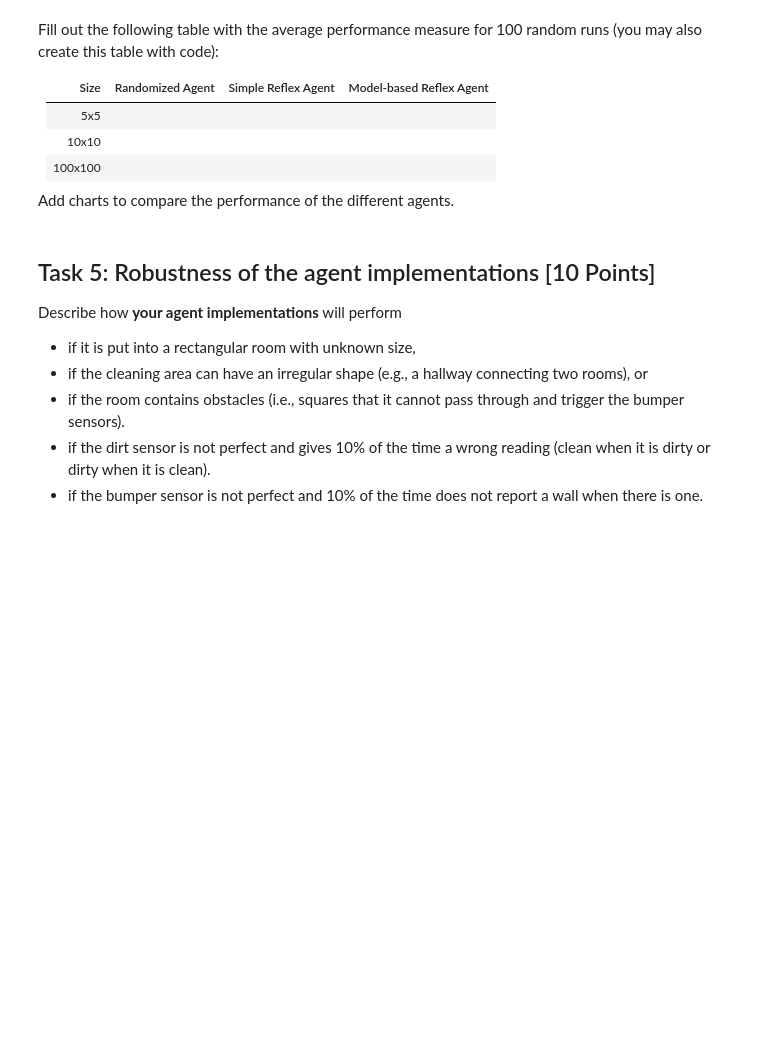
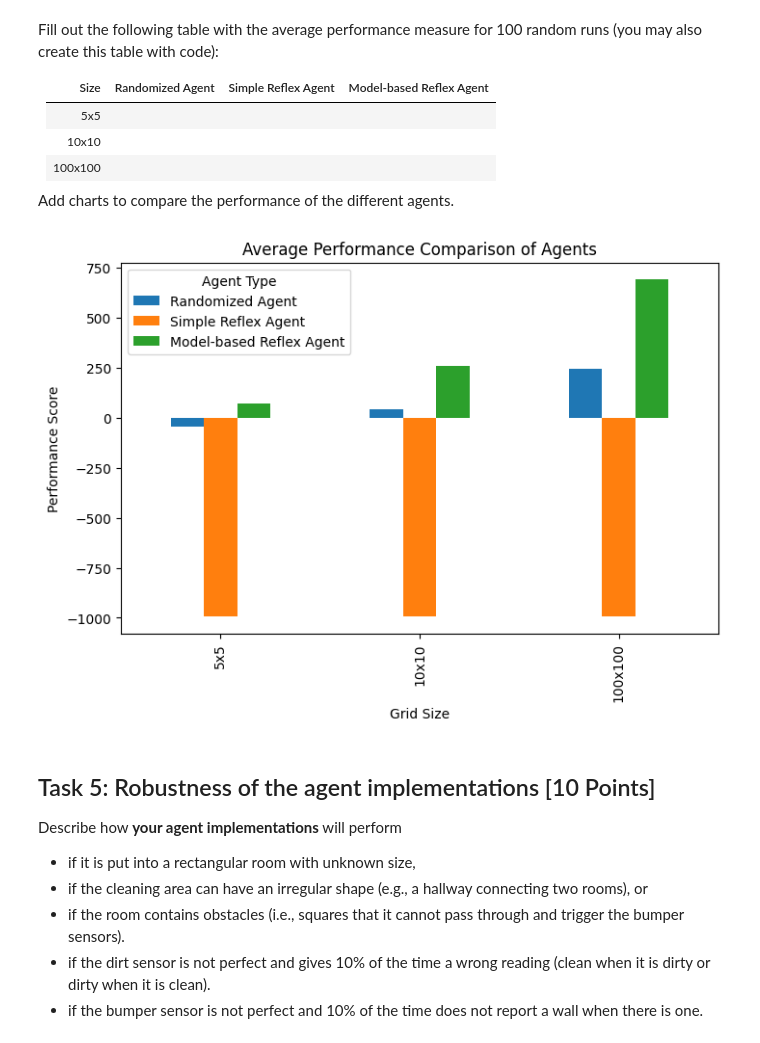
Before and after one commit to zeno1406/TTNTNC_nhom10, a Jupyter notebook: ex02_search/lab02_01_agents/robot_vacuum.ipynb, the cells around one changed output. Saved outputs shown, nothing was run; the diff lists cells and outputs as text; code cells hidden in the pictures; blank space fills up the shorter version.

```diff
--- a/ex02_search/lab02_01_agents/robot_vacuum.ipynb
+++ b/ex02_search/lab02_01_agents/robot_vacuum.ipynb
@@ -258,0 +423,35 @@ $100 \times 100$. Use 100 random runs for each. Present the results using tables
+# %%
+import matplotlib.pyplot as plt
+import pandas as pd
+
+def run_simulation(agent_function, grid_size, runs=100):
+    scores = []
+    for _ in range(runs):
+        performance, steps, _ = simple_environment(agent_function, grid_size=grid_size, max_steps=500)
+        scores.append(performance)
+    return sum(scores)/len(scores)
+
+# Adapter cho Model-Based Agent (vì dùng class)
+def make_model_based_agent(grid_size):
+    agent_instance = ModelBasedReflexAgent(grid_size)
+    return lambda perception: agent_instance.act(perception)
+
+# Thực nghiệm
+sizes = [(5,5), (10,10), (100,100)]
+results = []
+
+for size in sizes:
+    avg_random = run_simulation(random_agent, grid_size=size)
+    avg_simple_reflex = run_simulation(simple_reflex_agent, grid_size=size)
+    avg_model_based = run_simulation(make_model_based_agent(size), grid_size=size)
+
+    results.append({
+        "Size": f"{size[0]}x{size[1]}",
+        "Randomized Agent": avg_random,
+        "Simple Reflex Agent": avg_simple_reflex,
+        "Model-based Reflex Agent": avg_model_based
+    })
+
+# Tạo bảng kết quả
+df_results = pd.DataFrame(results)
+print(df_results)
@@ -271,3 +473,15 @@ Add charts to compare the performance of the different agents.
+# %%
+# Vẽ biểu đồ so sánh
+df_results.plot(x="Size", kind="bar", figsize=(8,5))
+plt.title("Average Performance Comparison of Agents")
+plt.ylabel("Performance Score")
+plt.xlabel("Grid Size")
+plt.legend(title="Agent Type")
+plt.show()
+
+# Thảo luận (markdown để copy vào notebook)
+# %% [output]
+[figure, added]
 # %% [markdown]
 ## Task 5: Robustness of the agent implementations [10 Points]
 
```
Also changed, not shown: parts of 31 cells of this notebook, 28 other files.
